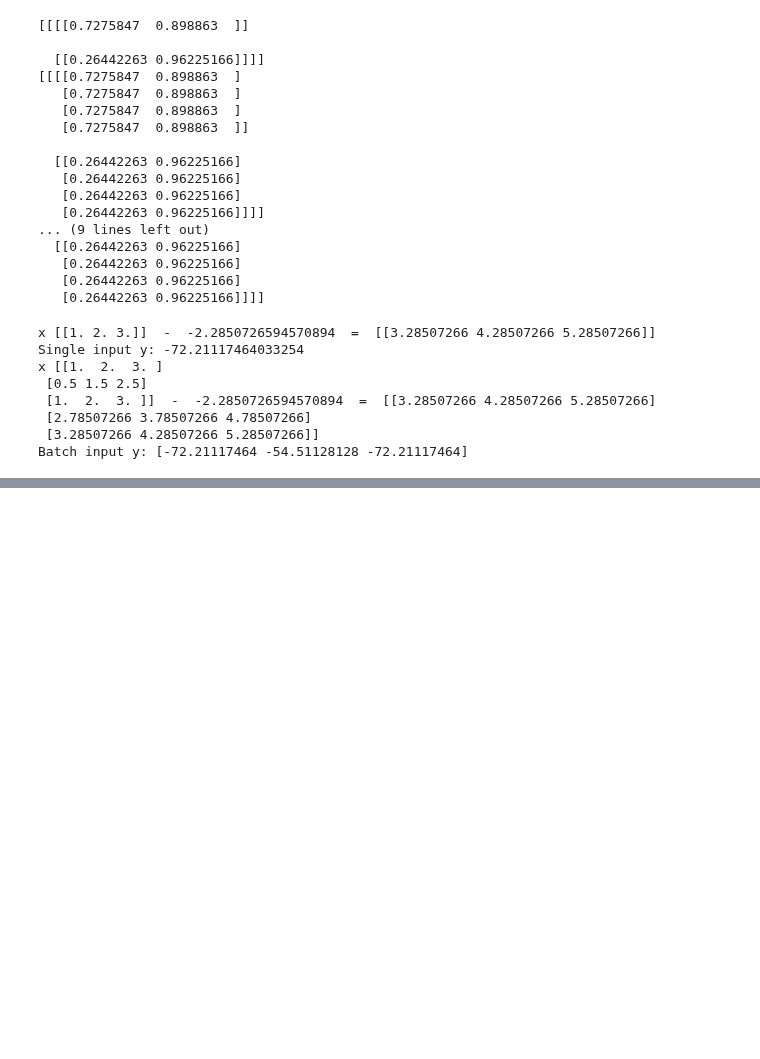
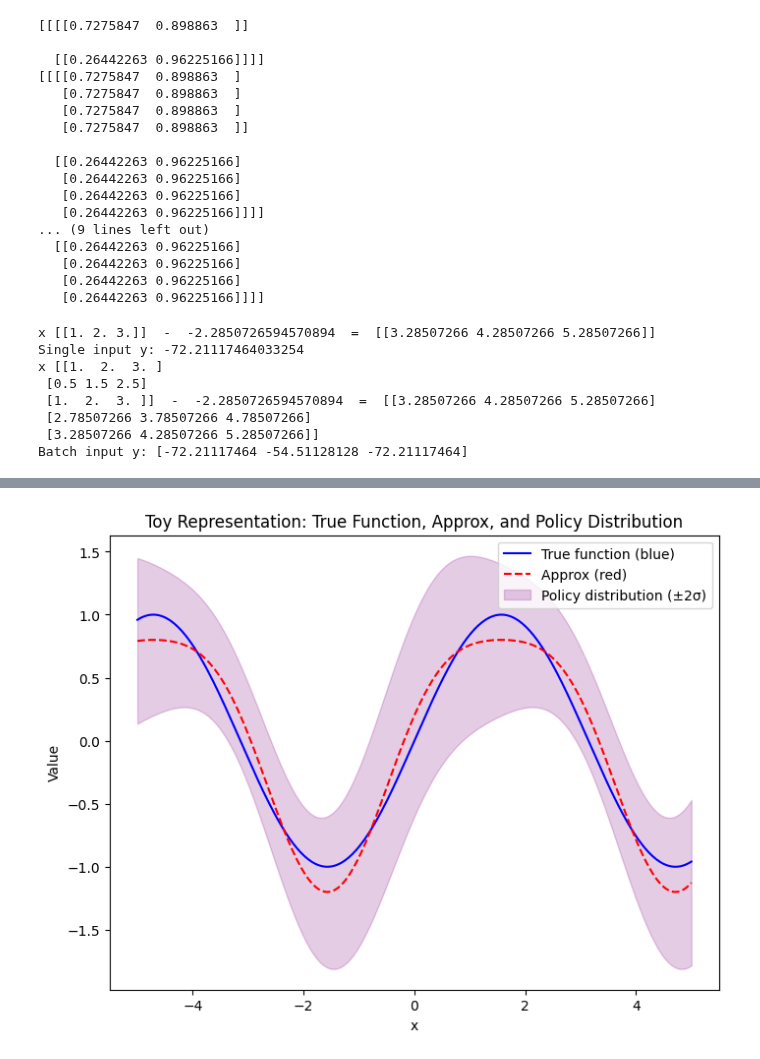
Before and after one commit to Jimvos32/Recurrent-PPO-Jax, a Jupyter notebook: src/tasks/envs/env_notebooks/test_functions.ipynb, the cells around one changed output, grey strips where cells are left out. Saved outputs shown, nothing was run; the diff lists cells and outputs as text; code cells hidden in the pictures; blank space fills up the shorter version.

```diff
--- a/src/tasks/envs/env_notebooks/test_functions.ipynb
+++ b/src/tasks/envs/env_notebooks/test_functions.ipynb
@@ -255,0 +386,46 @@ Batch input y: [-72.21117464 -54.51128128 -72.21117464]
+# %%
+import numpy as np
+import matplotlib.pyplot as plt
+
+# 1) "True" function (just for illustration)
+def f_true(x):
+    return np.sin(x)
+
+# 2) "Nonlinear approximation" (like your LSTM-based net output)
+def f_approx(x):
+    return np.sin(x) + 0.2*np.cos(2*x)
+
+# 3) A toy standard deviation function for the policy distribution
+#    In reality, your policy net might output a log-variance or mixture weights, etc.
+def policy_std(x):
+    return 0.3 + 0.1*np.cos(x)
+
+# Create a domain for x
+x = np.linspace(-5, 5, 300)
+y_true = f_true(x)
+y_approx = f_approx(x)
+std = policy_std(x)  # for the single-Gaussian policy
+
+# Plot
+plt.figure(figsize=(8, 6))
+
+# (A) True function in blue
+plt.plot(x, y_true, 'b-', label='True function (blue)')
+
+# (B) Nonlinear approximation in red
+plt.plot(x, y_approx, 'r--', label='Approx (red)')
+
+# (C) Policy distribution in purple (±2 std around the approx)
+plt.fill_between(x,
+                 y_approx - 2*std,
+                 y_approx + 2*std,
+                 color='purple', alpha=0.2,
+                 label='Policy distribution (±2σ)')
+
+plt.title("Toy Representation: True Function, Approx, and Policy Distribution")
+plt.xlabel("x")
+plt.ylabel("Value")
+plt.legend()
+plt.show()
+# %% [output]
+[figure, added]
```
Also changed, not shown: parts of 7 cells of this notebook, 1 other file.
